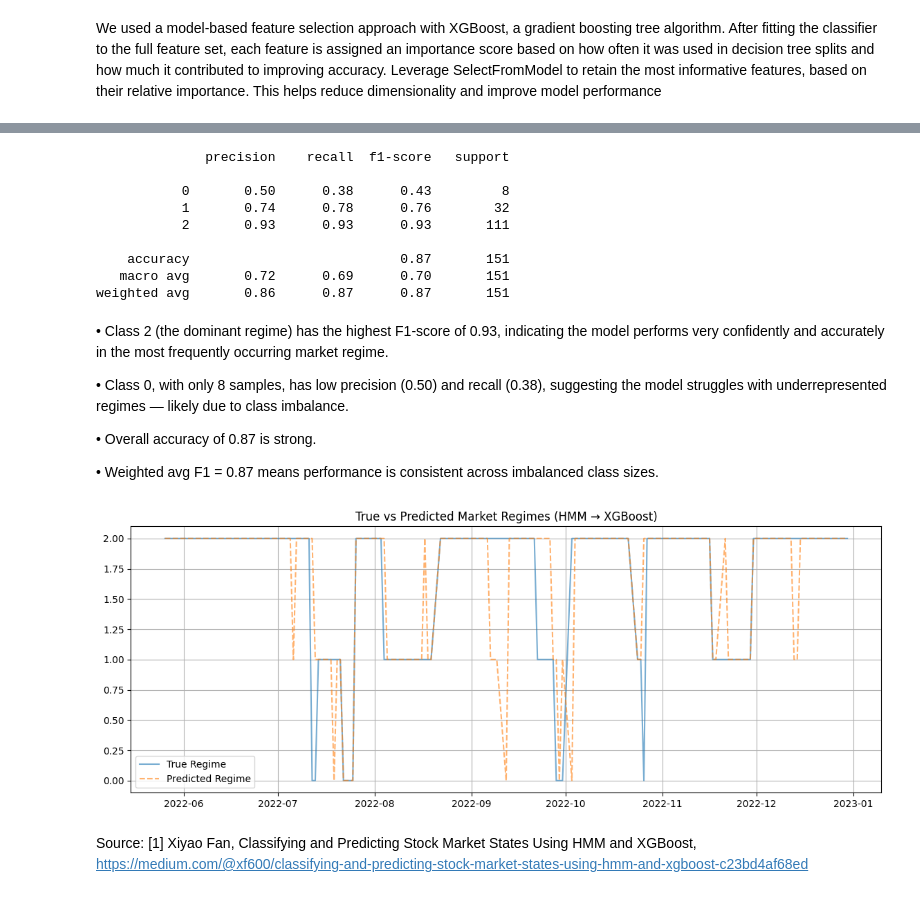
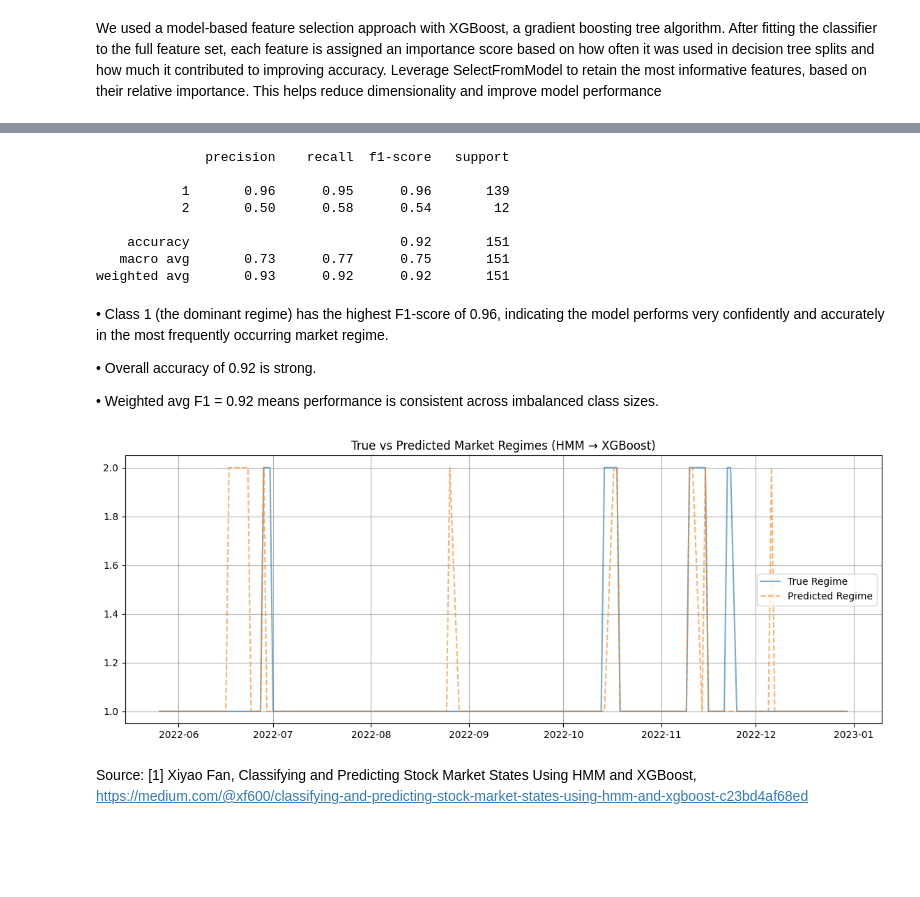
Before and after one commit to R0B11N/ricci-flow-dashboard, a Jupyter notebook: notebooks/HMM_XGBoost_Market_Regimes.ipynb, the cells around one changed output, grey strips where cells are left out. Drawn from its saved outputs; the diff is of its cells as text; code cells hidden in the pictures; blank space fills up the shorter version.

Commit message:
updated hybrid model

```diff
--- a/notebooks/HMM_XGBoost_Market_Regimes.ipynb
+++ b/notebooks/HMM_XGBoost_Market_Regimes.ipynb
@@ -130,16 +124,20 @@ Date
 # %%
-# model = hmm.GaussianHMM(n_components=3, covariance_type="full", n_iter=100, random_state=42)
-# model.fit(features)
-# hidden_states = model.predict(features)
+from sklearn.preprocessing import StandardScaler
+from hmmlearn import hmm
+# Drop non-numeric columns (like 'date') before scaling
+full_features = full_features.drop(columns=["date"], errors='ignore')
 
-# features["regime"] = hidden_states
-# features["date"] = features.index
+# Normalize features
+scaler = StandardScaler()
+normalized_features = scaler.fit_transform(full_features)
 
-# 3. Create HMM Regime Labels
-from sklearn.preprocessing import StandardScaler
-
-scaler = StandardScaler()
-normalized_features = scaler.fit_transform(full_features.values)
+# init HMM model
+hmm_model = hmm.GaussianHMM(n_components=3, covariance_type="full", n_iter=100, random_state=42)
 hmm_model.fit(normalized_features)
 hmm_labels = hmm_model.predict(normalized_features)
+
+# Store HMM regime labels in the DataFrame
+full_features["regime"] = hmm_labels
+full_features["date"] = full_features.index
+#print(full_features[["regime"]].value_counts())
 # %% [output]
@@ -156,8 +150,8 @@ from xgboost import XGBClassifier
 from sklearn.feature_selection import SelectFromModel
 
 # Prepare features and labels
-X = features.drop(columns=["regime", "date"])
-y = features["regime"]
+X = full_features.drop(columns=["regime", "date"])
+y = full_features["regime"]
 
 # Normalize features
 scaler = StandardScaler()
@@ -338,38 +342,35 @@ nmi = normalized_mutual_info_score(y_test, y_pred_selected)
 # %% [output]
               precision    recall  f1-score   support
 
-           0       0.50      0.38      0.43         8
-           1       0.74      0.78      0.76        32
-           2       0.93      0.93      0.93       111
+           1       0.96      0.95      0.96       139
+           2       0.50      0.58      0.54        12
 
-    accuracy                           0.87       151
-   macro avg       0.72      0.69      0.70       151
-weighted avg       0.86      0.87      0.87       151
+    accuracy                           0.92       151
+   macro avg       0.73      0.77      0.75       151
+weighted avg       0.93      0.92      0.92       151
 # %% [markdown]
-•	Class 2 (the dominant regime) has the highest F1-score of 0.93, indicating the model performs very confidently and accurately in the most frequently occurring market regime.
+•	Class 1 (the dominant regime) has the highest F1-score of 0.96, indicating the model performs very confidently and accurately in the most frequently occurring market regime.
 
-•	Class 0, with only 8 samples, has low precision (0.50) and recall (0.38), suggesting the model struggles with underrepresented regimes — likely due to class imbalance.
+•	Overall accuracy of 0.92 is strong.
 
-•	Overall accuracy of 0.87 is strong.
-
-•	Weighted avg F1 = 0.87 means performance is consistent across imbalanced class sizes.
+•	Weighted avg F1 = 0.92 means performance is consistent across imbalanced class sizes.
 # %%
 # Visualize true vs predicted regimes
 results = pd.DataFrame({
-    "date": features["date"].iloc[-len(y_test):],
+    "date": full_features["date"].iloc[-len(y_test):],
     "true_regime": y_test.values,
-    "predicted_regime": y_pred
+    "predicted_regime": y_pred_full
 }).set_index("date")
 
 plt.figure(figsize=(14, 5))
 plt.plot(results.index, results["true_regime"], label="True Regime", alpha=0.6)
 plt.plot(results.index, results["predicted_regime"], label="Predicted Regime", linestyle="--", alpha=0.6)
 plt.legend()
 plt.title("True vs Predicted Market Regimes (HMM → XGBoost)")
 plt.grid(True)
 plt.show()
 # %% [output]
-[figure, old version]
+[figure, new version]
 # %% [markdown]
 Source:
 [1] Xiyao Fan, Classifying and Predicting Stock Market States Using HMM and XGBoost, https://medium.com/@xf600/classifying-and-predicting-stock-market-states-using-hmm-and-xgboost-c23bd4af68ed
```
Also changed, not shown: parts of 5 cells of this notebook.
